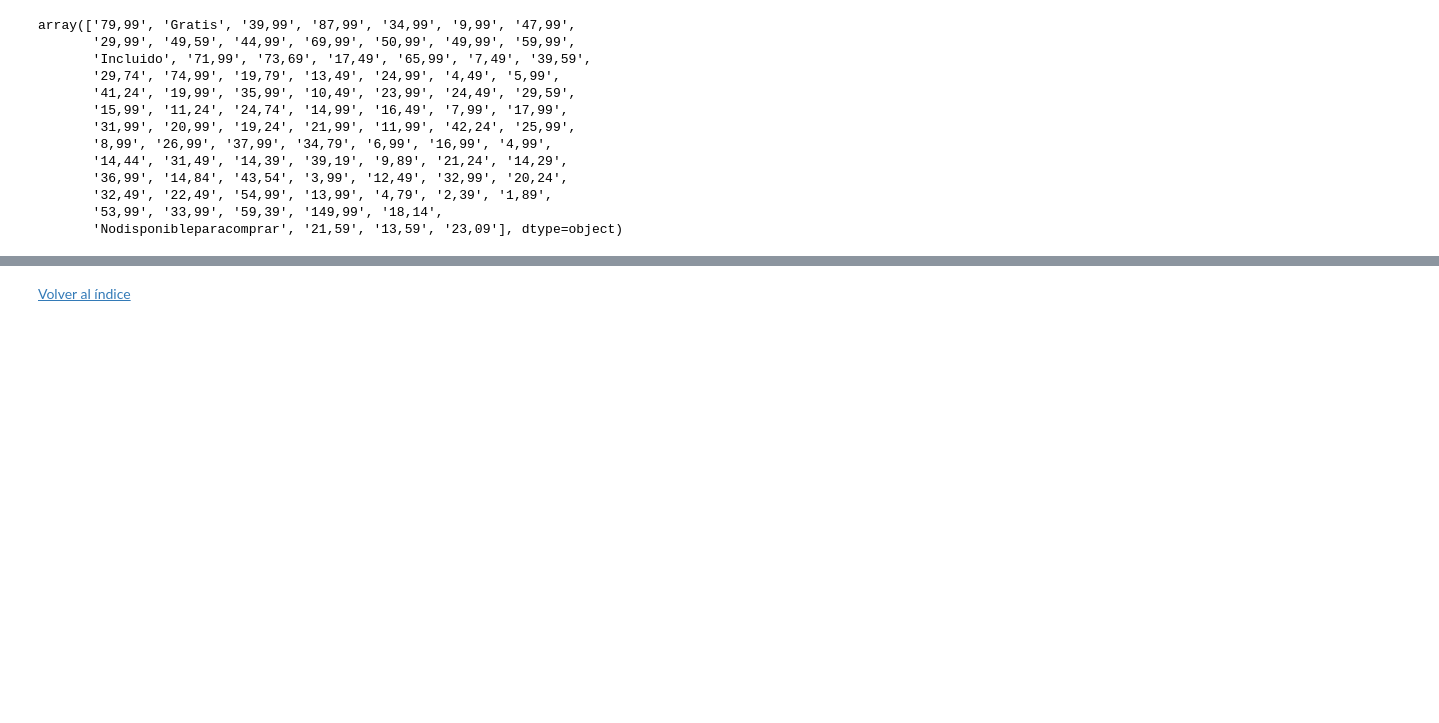
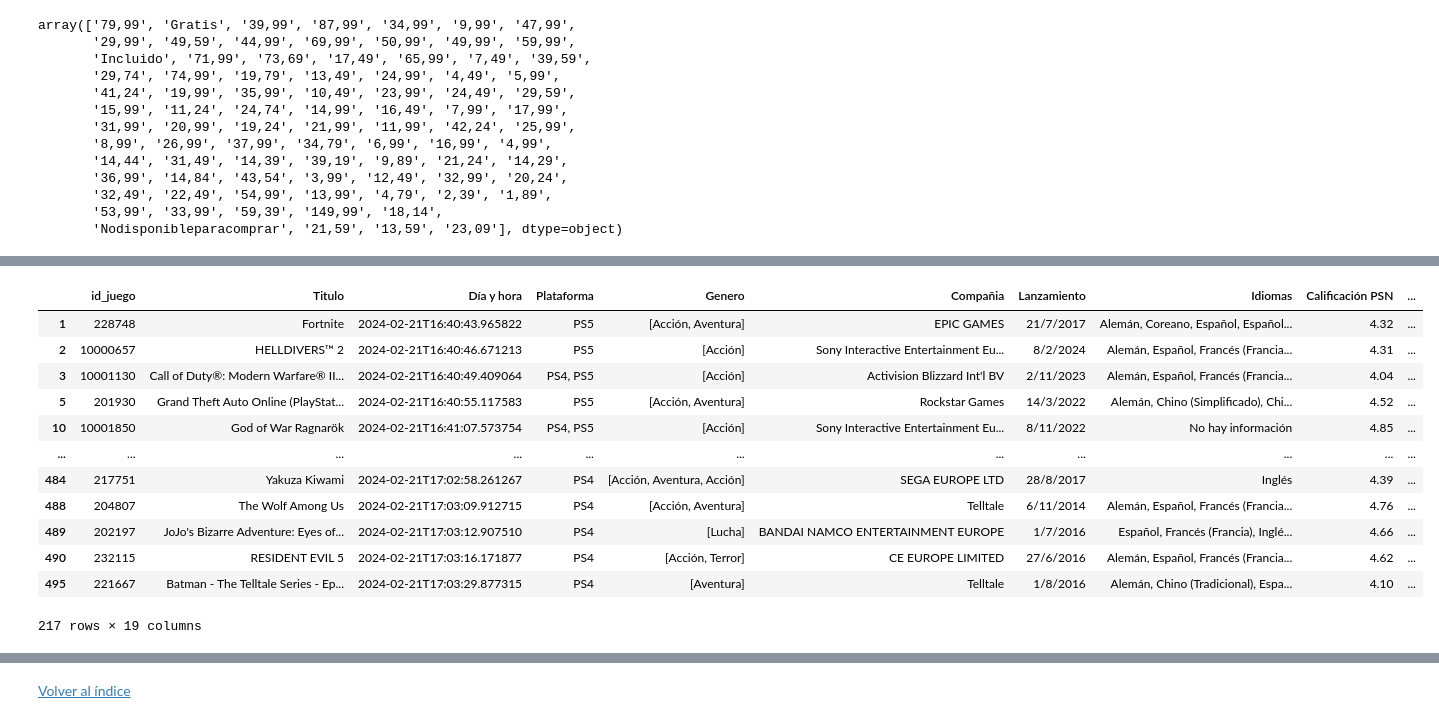
Before and after one commit to svalencia-romero/GamePriceTracker, a Jupyter notebook: notebooks/app_pruebas.ipynb, the cells around one changed output, grey strips where cells are left out. Cells and saved outputs as stored; diff of their text form; code cells hidden in the pictures; blank space fills up the shorter version.

```diff
--- a/notebooks/app_pruebas.ipynb
+++ b/notebooks/app_pruebas.ipynb
@@ -1557,3 +1603,19 @@ df_juegos
 500 rows × 19 columns
+# %%
+df_juegos[(df_juegos["Calificación PSN"] > 4) & (df_juegos["Número de calificaciones"] > 10000)]
+# %% [output]
+|  | id_juego | Titulo | Día y hora | Plataforma | Genero | Compañia | Lanzamiento | Idiomas | Calificación PSN | ... |
+| 1 | 228748 | Fortnite | 2024-02-21T16:40:43.965822 | PS5 | [Acción, Aventura] | EPIC GAMES | 21/7/2017 | Alemán, Coreano, Español, Español... | 4.32 | ... |
+| 2 | 10000657 | HELLDIVERS™ 2 | 2024-02-21T16:40:46.671213 | PS5 | [Acción] | Sony Interactive Entertainment Eu... | 8/2/2024 | Alemán, Español, Francés (Francia... | 4.31 | ... |
+| 3 | 10001130 | Call of Duty®: Modern Warfare® II... | 2024-02-21T16:40:49.409064 | PS4, PS5 | [Acción] | Activision Blizzard Int'l BV | 2/11/2023 | Alemán, Español, Francés (Francia... | 4.04 | ... |
+| 5 | 201930 | Grand Theft Auto Online (PlayStat... | 2024-02-21T16:40:55.117583 | PS5 | [Acción, Aventura] | Rockstar Games | 14/3/2022 | Alemán, Chino (Simplificado), Chi... | 4.52 | ... |
+| 10 | 10001850 | God of War Ragnarök | 2024-02-21T16:41:07.573754 | PS4, PS5 | [Acción] | Sony Interactive Entertainment Eu... | 8/11/2022 | No hay información | 4.85 | ... |
+| ... | ... | ... | ... | ... | ... | ... | ... | ... | ... | ... |
+| 484 | 217751 | Yakuza Kiwami | 2024-02-21T17:02:58.261267 | PS4 | [Acción, Aventura, Acción] | SEGA EUROPE LTD | 28/8/2017 | Inglés | 4.39 | ... |
+| 488 | 204807 | The Wolf Among Us | 2024-02-21T17:03:09.912715 | PS4 | [Acción, Aventura] | Telltale | 6/11/2014 | Alemán, Español, Francés (Francia... | 4.76 | ... |
+| 489 | 202197 | JoJo's Bizarre Adventure: Eyes of... | 2024-02-21T17:03:12.907510 | PS4 | [Lucha] | BANDAI NAMCO ENTERTAINMENT EUROPE | 1/7/2016 | Español, Francés (Francia), Inglé... | 4.66 | ... |
+| 490 | 232115 | RESIDENT EVIL 5 | 2024-02-21T17:03:16.171877 | PS4 | [Acción, Terror] | CE EUROPE LIMITED | 27/6/2016 | Alemán, Español, Francés (Francia... | 4.62 | ... |
+| 495 | 221667 | Batman - The Telltale Series - Ep... | 2024-02-21T17:03:29.877315 | PS4 | [Aventura] | Telltale | 1/8/2016 | Alemán, Chino (Tradicional), Espa... | 4.10 | ... |
+217 rows × 19 columns
 # %%
 df_juegos["id_juego"] = df_juegos["id_juego"].astype(int)
```
Also changed, not shown: parts of 27 cells of this notebook, 3 other files.
